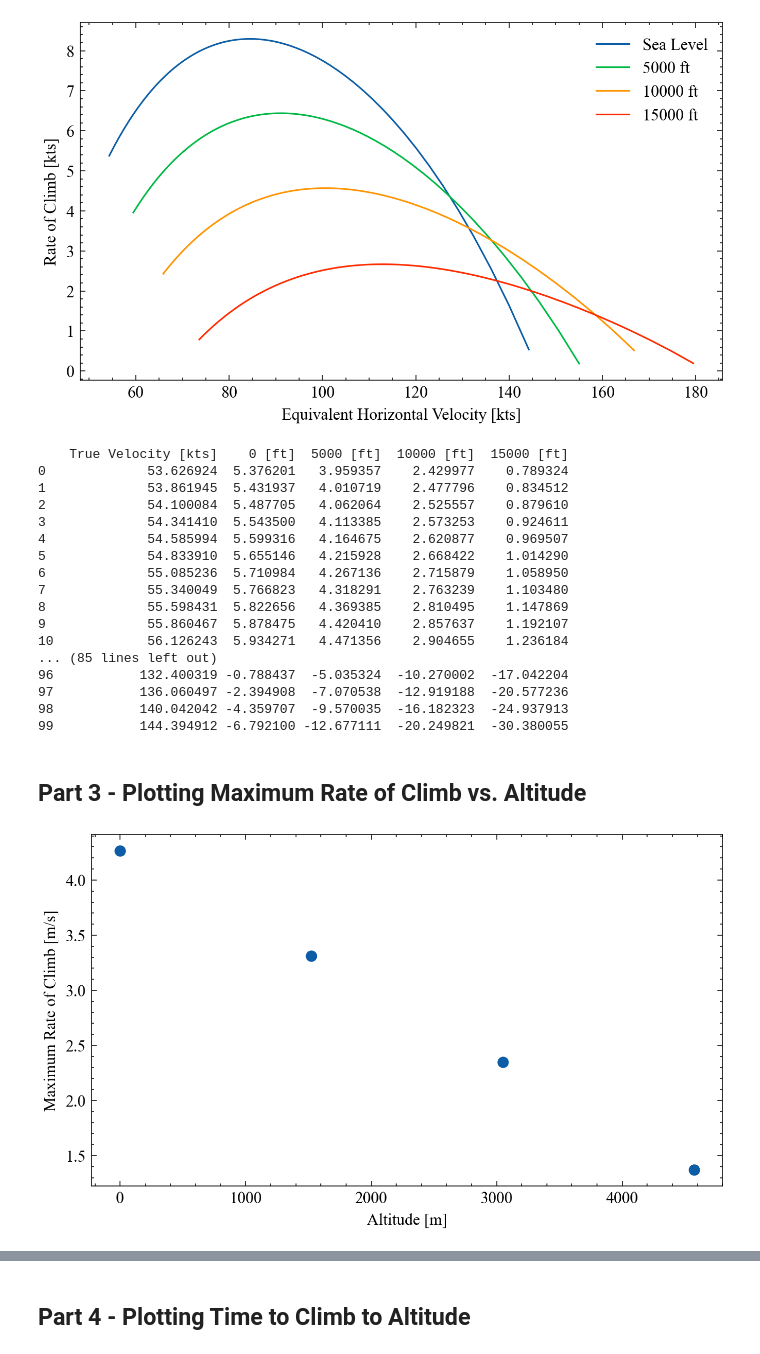
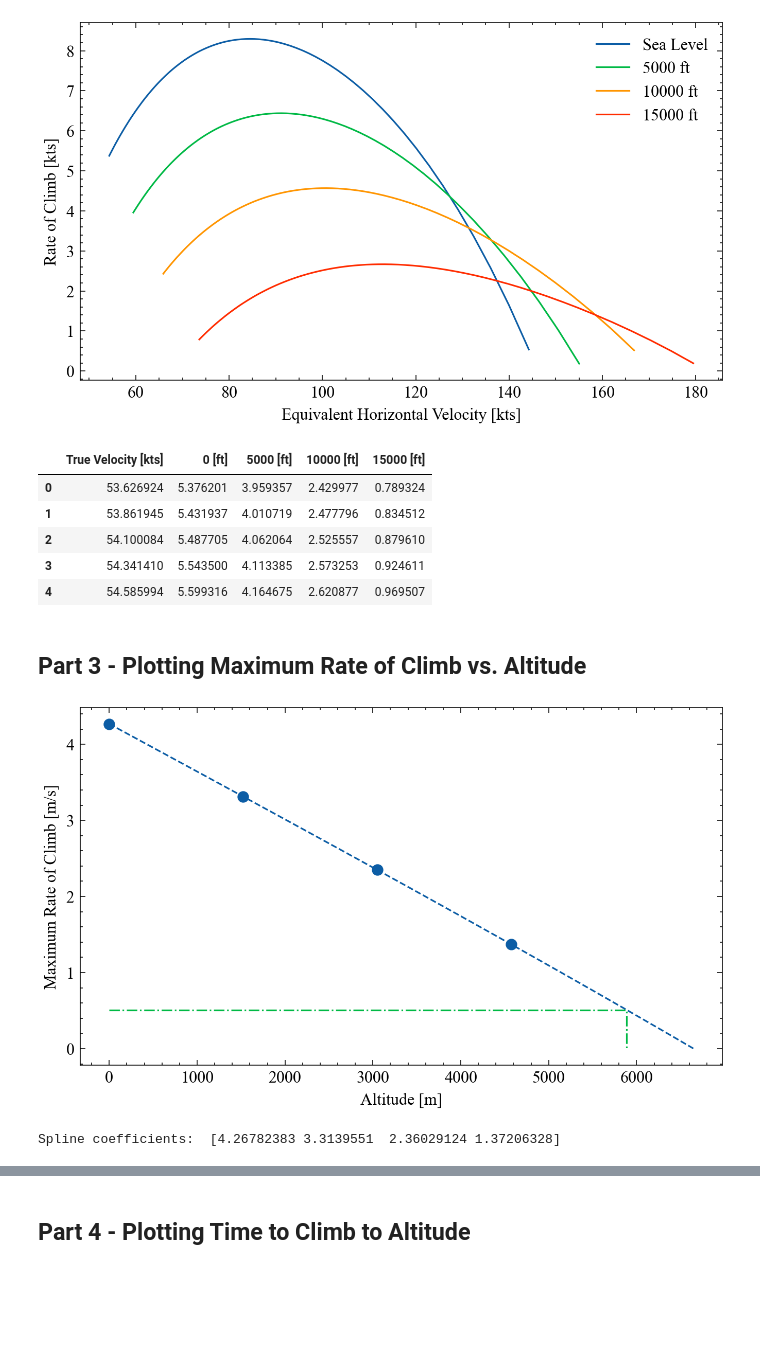
Before and after one commit to MichaszJ/aircraft-performance-projects, a Jupyter notebook: Project2.ipynb, the cells around one changed output, grey strips where cells are left out. Cells and saved outputs as stored; diff of their text form; code cells hidden in the pictures; blank space fills up the shorter version.

Commit message:
updated part 3, added ceiling prints

```diff
--- a/Project2.ipynb
+++ b/Project2.ipynb
@@ -72,28 +65,19 @@ ca.hodograph(metric=False, mode='plot')
 # %% [output]
 [figure]
 # %%
-ca.hodograph(metric=False, mode='data')
+hodo_imperial = ca.hodograph(metric=False, mode='data')
+hodo_imperial.head()
 # %% [output]
-    True Velocity [kts]    0 [ft]  5000 [ft]  10000 [ft]  15000 [ft]
-0             53.626924  5.376201   3.959357    2.429977    0.789324
-1             53.861945  5.431937   4.010719    2.477796    0.834512
-2             54.100084  5.487705   4.062064    2.525557    0.879610
-3             54.341410  5.543500   4.113385    2.573253    0.924611
-4             54.585994  5.599316   4.164675    2.620877    0.969507
-5             54.833910  5.655146   4.215928    2.668422    1.014290
-6             55.085236  5.710984   4.267136    2.715879    1.058950
-7             55.340049  5.766823   4.318291    2.763239    1.103480
-8             55.598431  5.822656   4.369385    2.810495    1.147869
-9             55.860467  5.878475   4.420410    2.857637    1.192107
-10            56.126243  5.934271   4.471356    2.904655    1.236184
-... (85 lines left out)
-96           132.400319 -0.788437  -5.035324  -10.270002  -17.042204
-97           136.060497 -2.394908  -7.070538  -12.919188  -20.577236
-98           140.042042 -4.359707  -9.570035  -16.182323  -24.937913
-99           144.394912 -6.792100 -12.677111  -20.249821  -30.380055
+|  | True Velocity [kts] | 0 [ft] | 5000 [ft] | 10000 [ft] | 15000 [ft] |
+| 0 | 53.626924 | 5.376201 | 3.959357 | 2.429977 | 0.789324 |
+| 1 | 53.861945 | 5.431937 | 4.010719 | 2.477796 | 0.834512 |
+| 2 | 54.100084 | 5.487705 | 4.062064 | 2.525557 | 0.879610 |
+| 3 | 54.341410 | 5.543500 | 4.113385 | 2.573253 | 0.924611 |
+| 4 | 54.585994 | 5.599316 | 4.164675 | 2.620877 | 0.969507 |
 # %% [markdown]
 ## Part 3 - Plotting Maximum Rate of Climb vs. Altitude
 # %%
-ca.ceilings(metric=True)
+ca.ceilings(metric=True, mode='plot')
 # %% [output]
-[figure, old version]
+[figure, new version]
+Spline coefficients:  [4.26782383 3.3139551  2.36029124 1.37206328]
```
Also changed, not shown: parts of 8 cells of this notebook, 1 other file.
